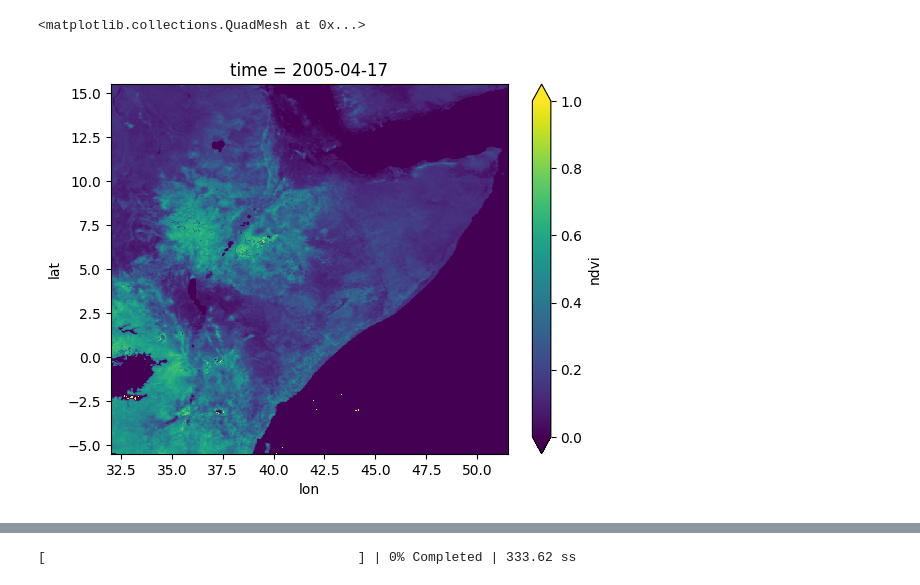
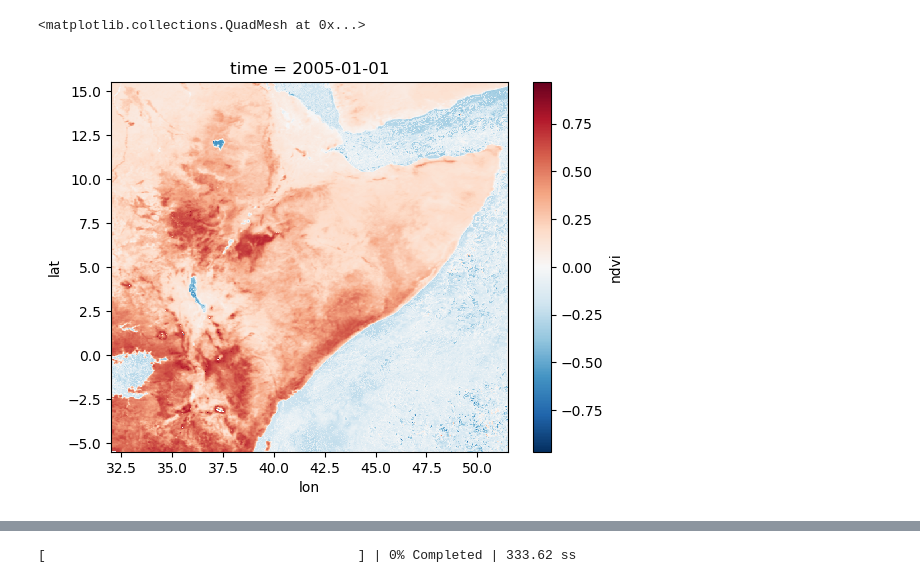
Before and after one commit to Riccardo7-DS/Indices_analysis, a Jupyter notebook: notebooks/test_ndvi.ipynb, the cells around one changed output, grey strips where cells are left out. Drawn from its saved outputs; the diff is of its cells as text; code cells hidden in the pictures.

```diff
--- a/notebooks/test_ndvi.ipynb
+++ b/notebooks/test_ndvi.ipynb
@@ -81,5 +61,32 @@ ds_beam = xbeam.Dataset.from_xarray(ds, chunks={"time":-1, "lat":50, "lon":50})
+# %%
+from vegetation.preprocessing.ndvi_prep import remove_ndvi_outliers
+
+chunks={"time":-1, "lat":90, "lon":90}
+filename = "seviri_full_image_smoothed.zarr"
+ds_clean = xr.open_zarr(os.path.join(config["NDVI"]["ndvi_path"], filename),
+                        chunks=chunks)
+# %%
+### Selecting places with many errors
+
+mask_error = xr.where((ds_clean["ndvi"]<-1)|(ds_clean["ndvi"]>1),1,0)
+mask_err = (mask_error.sum(["time"])/mask_error.count(["time"]))
+
+# Define your condition
+condition = mask_err > 0.10
+
+# Use boolean indexing to filter lat and lon combinations that meet the condition
+lat_lon_combinations = ds_clean.where(condition.compute(), drop=True)
+
+# Access the lat and lon values of the filtered combinations
+filtered_lat = lat_lon_combinations['lat'].values
+filtered_lon = lat_lon_combinations['lon'].values
+
+import numpy as np
+lat_indices, lon_indices = np.where(condition)
+
+ds_clean["ndvi"] = remove_ndvi_outliers(ds_clean["ndvi"])
 # %%
-ds_clean.ndvi.isel(time=100).plot(vmax = 1, vmin=0)
+ds_clean["ndvi"].where(mask_err<0.1).isel(time=0).plot()
 # %% [output]
 <matplotlib.collections.QuadMesh at 0x...>
-[figure, old version]
+[figure, new version]
```
Also changed, not shown: parts of 19 cells of this notebook, 3 other files.
